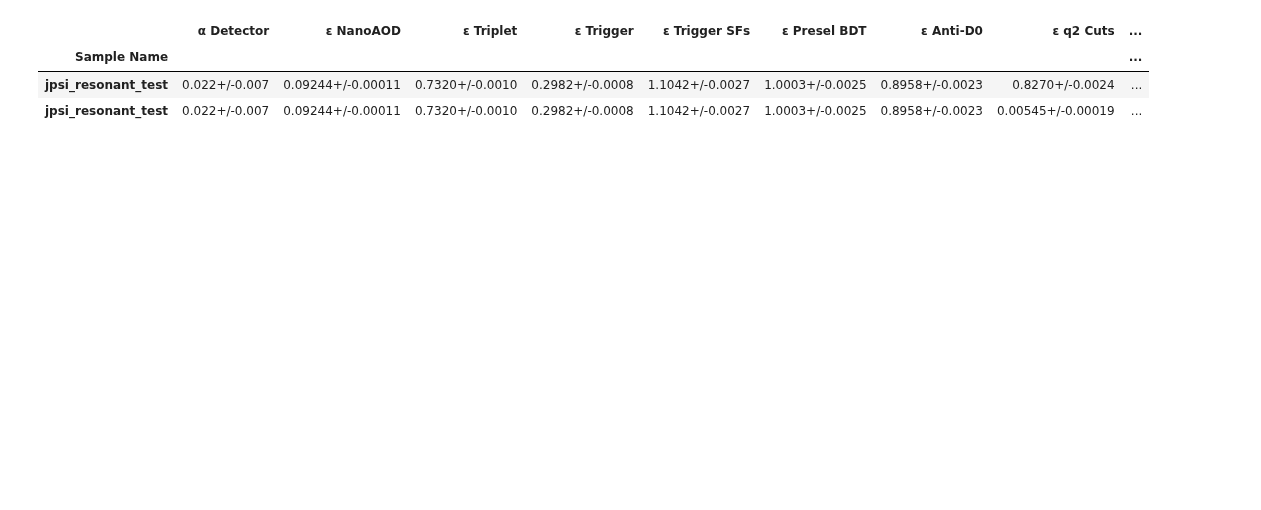
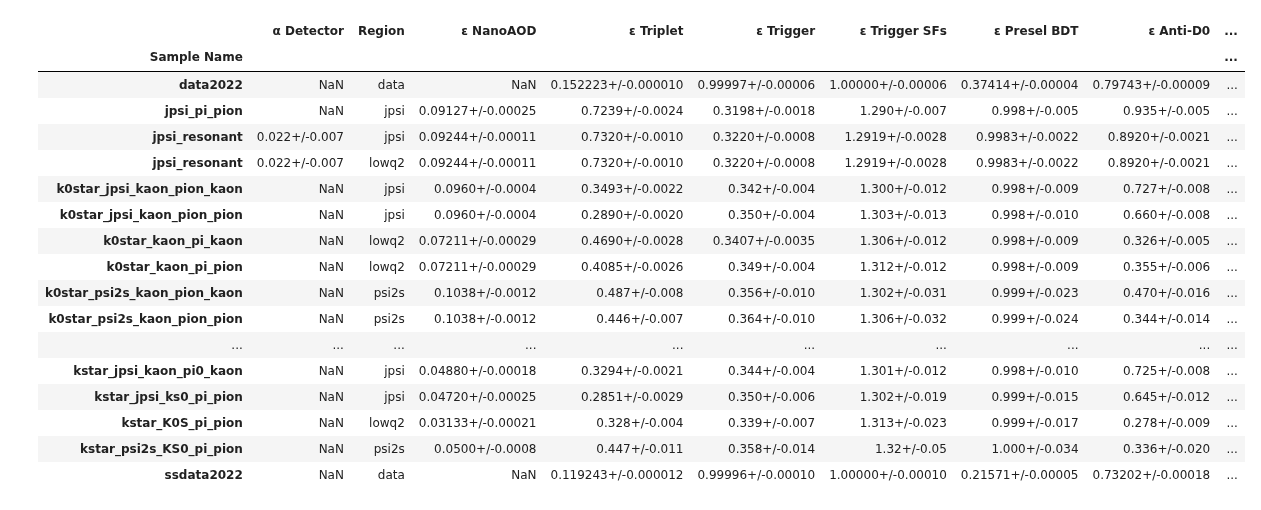
Before and after one commit to DiElectronX/r3k-integration, a Jupyter notebook: notebooks/tables_maker.ipynb, the cells around one changed output. Cells and saved outputs as stored; diff of their text form; code cells hidden in the pictures; blank space fills up the shorter version.

```diff
--- a/notebooks/tables_maker.ipynb
+++ b/notebooks/tables_maker.ipynb
@@ -67,22 +78,22 @@ Data Loaded
 # %%
 # Key: Sample Name (Partial match allowed), Value: Raw N_miniaod
 raw_miniaod_map = {
-    'jpsi_resonant_test':             9345940,
-    'Bu_kaon_jpsi_resonant':          9345940,
-    'Bu_kaon_psi2s_resonant':         1013269,
-    'Bu_kaon_lowq_resonant':          9736873,
-    'Bu_kstar_jpsi_kaon_pi0_kaon':    1938219,
-    'Bu_kstar_jpsi_ks0_pi_pion':      940945,
-    'Bd_k0star_jpsi_kaon_pion_kaon':  947766,
-    'Bd_k0star_jpsi_kaon_pion_pion':  947766,
-    'Bu_kaon_chic1_jpsi_kaon':        1996426,
-    'Bu_jpsi_pi_pion':                1820486,
-    'Bu_kstar_psi2s_KS0_pi_pion':     101412,
-    'Bd_k0star_psi2s_kaon_pion_kaon': 98229,
-    'Bd_k0star_psi2s_kaon_pion_pion': 98229,
-    'Bu_kstar_K0S_pi_pion':           940945,
-    'Bd_k0star_kaon_pi_kaon':         1055106,
-    'Bd_k0star_kaon_pi_pion':         1055106,
+    'jpsi_resonant':               9345940,
+    'kaon_jpsi_resonant':          9345940,
+    'kaon_psi2s_resonant':         1013269,
+    'kaon_lowq_resonant':          9736873,
+    'kstar_jpsi_kaon_pi0_kaon':    1938219,
+    'kstar_jpsi_ks0_pi_pion':      940945,
+    'k0star_jpsi_kaon_pion_kaon':  947766,
+    'k0star_jpsi_kaon_pion_pion':  947766,
+    'kaon_chic1_jpsi_kaon':        1996426,
+    'jpsi_pi_pion':                1820486,
+    'kstar_psi2s_KS0_pi_pion':     101412,
+    'k0star_psi2s_kaon_pion_kaon': 98229,
+    'k0star_psi2s_kaon_pion_pion': 98229,
+    'kstar_K0S_pi_pion':           940945,
+    'k0star_kaon_pi_kaon':         1055106,
+    'k0star_kaon_pi_pion':         1055106,
 }
 
 # Apply FONLL Factor
@@ -95,6 +106,7 @@ def match_miniaod(row_name):
             return val
     return np.nan
 
+"""
 # Insert N_miniaod at the start
 df.insert(0, 'N_miniaod', df.index.map(match_miniaod))
 
@@ -103,6 +115,14 @@ cols = ['N_miniaod', 'Sow Before Filter', 'SoW After Triplet Cuts', 'SoW After T
 # Filter to keep only columns that actually exist
 cols = [c for c in cols if c in df.columns]
 df = df[cols + [c for c in df.columns if c not in cols]] # Append extra columns like 'Region' at end
+"""
+
+# compute mapping
+df["N_miniaod"] = df.index.map(match_miniaod)
+
+# reorder columns
+cols = ["N_miniaod"] + [c for c in df.columns if c != "N_miniaod"]
+df = df[cols]
 
 display(df)
 # %% [output]
@@ -288,38 +452,52 @@ def format_eff_df(input_df, acceptance_dict=None):
                     if hasattr(total, 'n'): # Ensure total is also valid
                         total = total * alpha
 
             total_acc_eff.append(total)
 
         except KeyError:
             total_acc_eff.append(np.nan)
 
     df_eff['Total acc. x eff.'] = total_acc_eff
     df_eff.drop(columns=['N_miniaod'], errors='ignore', inplace=True)
 
     return df_eff
 
 # --- EXECUTE ---
 df_effs = format_eff_df(df, EXTERNAL_ACCEPTANCES)
 
 # Rename columns
 rename_dict = {
     'Sow Before Filter': 'ε NanoAOD',
     'SoW After Triplet Cuts': 'ε Triplet',
     'SoW After Trigger Filter': 'ε Trigger',
     'SoW Trigger SFs': 'ε Trigger SFs',
     'SoW After Preselection BDT Cut': 'ε Presel BDT',
     'SoW After Anti-D0 Cuts': 'ε Anti-D0',
     'SoW After q2 Cuts': 'ε q2 Cuts',
     'SoW After BDT': 'ε BDT'
 }
 df_effs.rename(columns=rename_dict, inplace=True)
 
-display(df_effs.head())
+display(df_effs.head(30))
 # %% [output]
-|  | α Detector | ε NanoAOD | ε Triplet | ε Trigger | ε Trigger SFs | ε Presel BDT | ε Anti-D0 | ε q2 Cuts | ... |
+|  | α Detector | Region | ε NanoAOD | ε Triplet | ε Trigger | ε Trigger SFs | ε Presel BDT | ε Anti-D0 | ... |
 | Sample Name |  |  |  |  |  |  |  |  | ... |
-| jpsi_resonant_test | 0.022+/-0.007 | 0.09244+/-0.00011 | 0.7320+/-0.0010 | 0.2982+/-0.0008 | 1.1042+/-0.0027 | 1.0003+/-0.0025 | 0.8958+/-0.0023 | 0.8270+/-0.0024 | ... |
-| jpsi_resonant_test | 0.022+/-0.007 | 0.09244+/-0.00011 | 0.7320+/-0.0010 | 0.2982+/-0.0008 | 1.1042+/-0.0027 | 1.0003+/-0.0025 | 0.8958+/-0.0023 | 0.00545+/-0.00019 | ... |
+| data2022 | NaN | data | NaN | 0.152223+/-0.000010 | 0.99997+/-0.00006 | 1.00000+/-0.00006 | 0.37414+/-0.00004 | 0.79743+/-0.00009 | ... |
+| jpsi_pi_pion | NaN | jpsi | 0.09127+/-0.00025 | 0.7239+/-0.0024 | 0.3198+/-0.0018 | 1.290+/-0.007 | 0.998+/-0.005 | 0.935+/-0.005 | ... |
+| jpsi_resonant | 0.022+/-0.007 | jpsi | 0.09244+/-0.00011 | 0.7320+/-0.0010 | 0.3220+/-0.0008 | 1.2919+/-0.0028 | 0.9983+/-0.0022 | 0.8920+/-0.0021 | ... |
+| jpsi_resonant | 0.022+/-0.007 | lowq2 | 0.09244+/-0.00011 | 0.7320+/-0.0010 | 0.3220+/-0.0008 | 1.2919+/-0.0028 | 0.9983+/-0.0022 | 0.8920+/-0.0021 | ... |
+| k0star_jpsi_kaon_pion_kaon | NaN | jpsi | 0.0960+/-0.0004 | 0.3493+/-0.0022 | 0.342+/-0.004 | 1.300+/-0.012 | 0.998+/-0.009 | 0.727+/-0.008 | ... |
+| k0star_jpsi_kaon_pion_pion | NaN | jpsi | 0.0960+/-0.0004 | 0.2890+/-0.0020 | 0.350+/-0.004 | 1.303+/-0.013 | 0.998+/-0.010 | 0.660+/-0.008 | ... |
+| k0star_kaon_pi_kaon | NaN | lowq2 | 0.07211+/-0.00029 | 0.4690+/-0.0028 | 0.3407+/-0.0035 | 1.306+/-0.012 | 0.998+/-0.009 | 0.326+/-0.005 | ... |
+| k0star_kaon_pi_pion | NaN | lowq2 | 0.07211+/-0.00029 | 0.4085+/-0.0026 | 0.349+/-0.004 | 1.312+/-0.012 | 0.998+/-0.009 | 0.355+/-0.006 | ... |
+| k0star_psi2s_kaon_pion_kaon | NaN | psi2s | 0.1038+/-0.0012 | 0.487+/-0.008 | 0.356+/-0.010 | 1.302+/-0.031 | 0.999+/-0.023 | 0.470+/-0.016 | ... |
+| k0star_psi2s_kaon_pion_pion | NaN | psi2s | 0.1038+/-0.0012 | 0.446+/-0.007 | 0.364+/-0.010 | 1.306+/-0.032 | 0.999+/-0.024 | 0.344+/-0.014 | ... |
+| ... | ... | ... | ... | ... | ... | ... | ... | ... | ... |
+| kstar_jpsi_kaon_pi0_kaon | NaN | jpsi | 0.04880+/-0.00018 | 0.3294+/-0.0021 | 0.344+/-0.004 | 1.301+/-0.012 | 0.998+/-0.010 | 0.725+/-0.008 | ... |
+| kstar_jpsi_ks0_pi_pion | NaN | jpsi | 0.04720+/-0.00025 | 0.2851+/-0.0029 | 0.350+/-0.006 | 1.302+/-0.019 | 0.999+/-0.015 | 0.645+/-0.012 | ... |
+| kstar_K0S_pi_pion | NaN | lowq2 | 0.03133+/-0.00021 | 0.328+/-0.004 | 0.339+/-0.007 | 1.313+/-0.023 | 0.999+/-0.017 | 0.278+/-0.009 | ... |
+| kstar_psi2s_KS0_pi_pion | NaN | psi2s | 0.0500+/-0.0008 | 0.447+/-0.011 | 0.358+/-0.014 | 1.32+/-0.05 | 1.000+/-0.034 | 0.336+/-0.020 | ... |
+| ssdata2022 | NaN | data | NaN | 0.119243+/-0.000012 | 0.99996+/-0.00010 | 1.00000+/-0.00010 | 0.21571+/-0.00005 | 0.73202+/-0.00018 | ... |
 # %%
 def make_axe_table(df_input, title="Acceptance x Efficiency"):
     # 1. Work on a flat copy to avoid "Duplicate Index" issues
```
Also changed, not shown: parts of 8 cells of this notebook, 8 other files.
